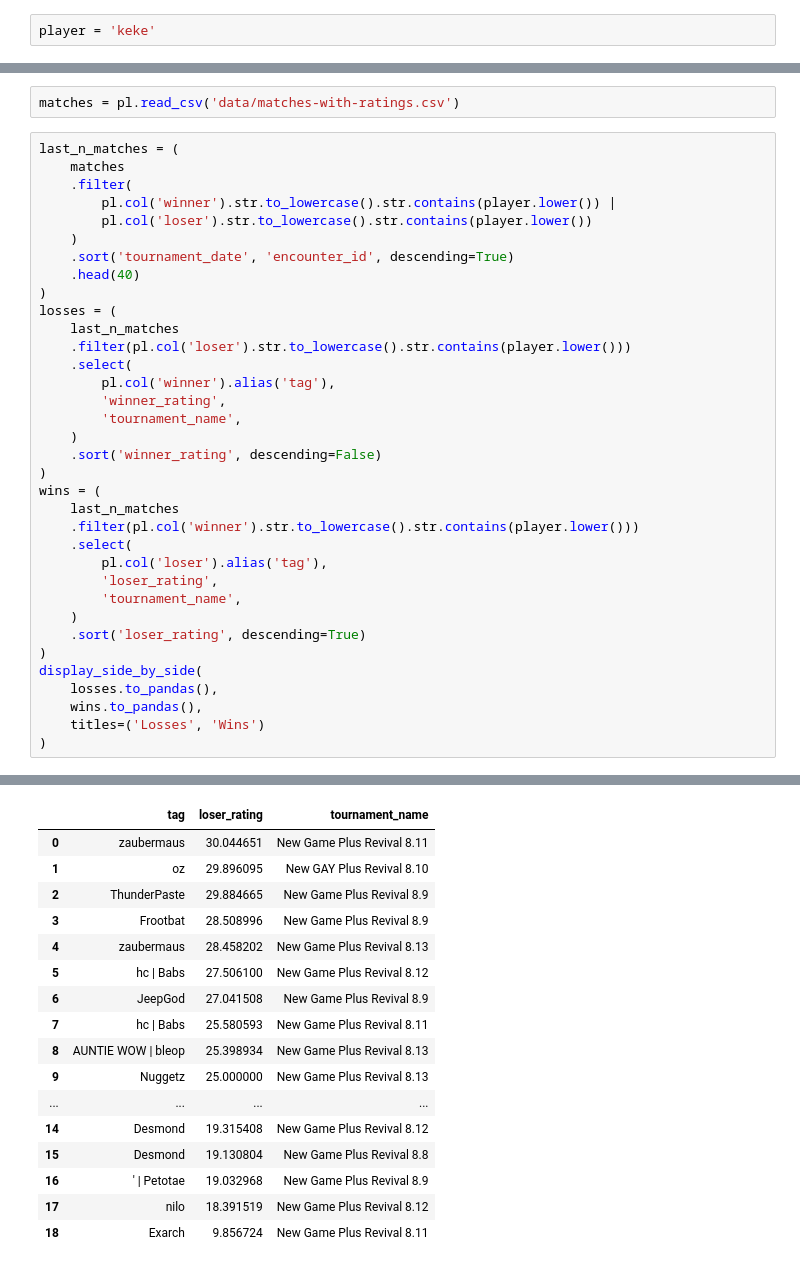
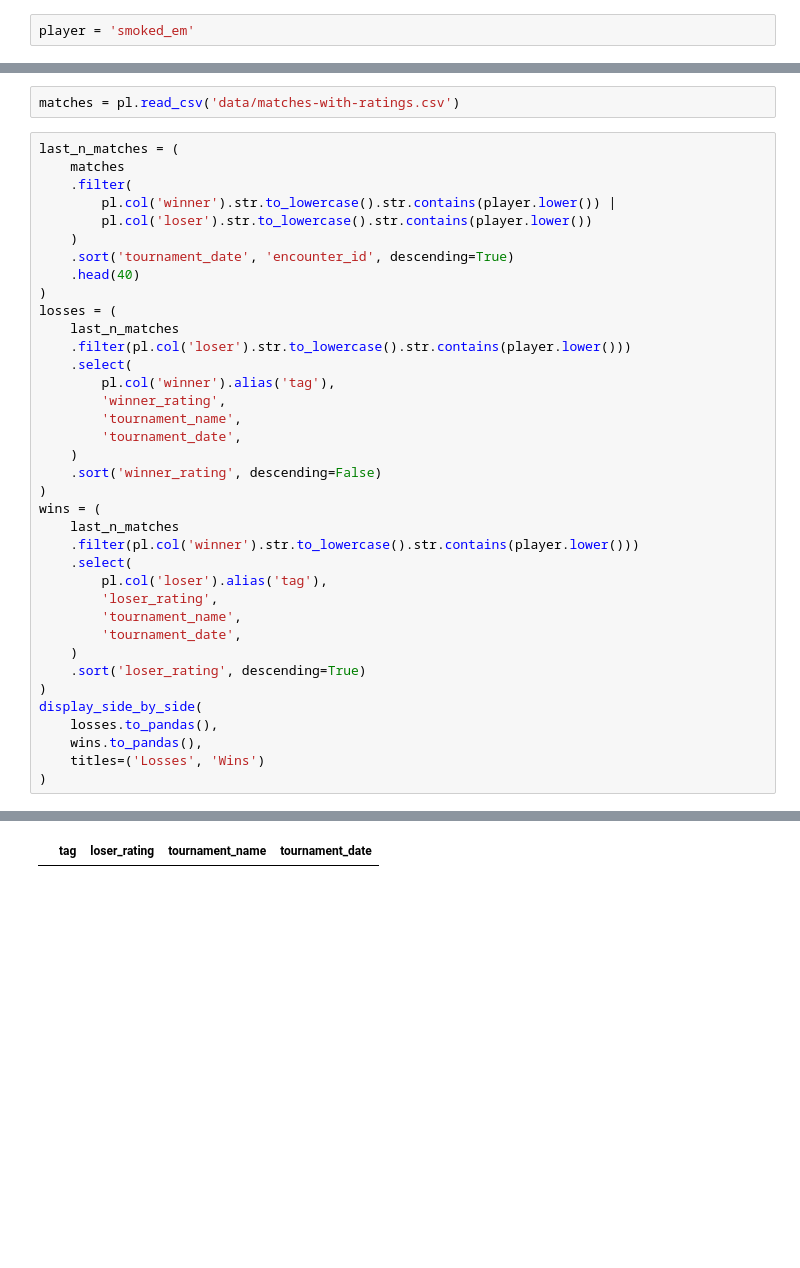
Before and after one commit to agiera/braacket-scraper, a Jupyter notebook: auto-seeding.ipynb, the cells around one changed output, grey strips where cells are left out. Cells and saved outputs as stored; diff of their text form; blank space fills up the shorter version.

```diff
--- a/auto-seeding.ipynb
+++ b/auto-seeding.ipynb
@@ -300,7 +348,7 @@ Error: {'message': 'Cannot modify seeds in started pools', 'extensions': {'categ
 # %% [markdown]
 # view previous tournaments by player
 # %%
-player = 'keke'
+player = 'smoked_em'
 # %%
 from IPython.display import display, HTML
 
@@ -335,6 +383,7 @@ losses = (
         pl.col('winner').alias('tag'),
         'winner_rating',
         'tournament_name',
+        'tournament_date',
     )
     .sort('winner_rating', descending=False)
 )
@@ -345,6 +394,7 @@ wins = (
         pl.col('loser').alias('tag'),
         'loser_rating',
         'tournament_name',
+        'tournament_date',
     )
     .sort('loser_rating', descending=True)
 )
@@ -371,18 +409,2 @@ Losses
 Wins
-|  | tag | loser_rating | tournament_name |
-| 0 | zaubermaus | 30.044651 | New Game Plus Revival 8.11 |
-| 1 | oz | 29.896095 | New GAY Plus Revival 8.10 |
-| 2 | ThunderPaste | 29.884665 | New Game Plus Revival 8.9 |
-| 3 | Frootbat | 28.508996 | New Game Plus Revival 8.9 |
-| 4 | zaubermaus | 28.458202 | New Game Plus Revival 8.13 |
-| 5 | hc | Babs | 27.506100 | New Game Plus Revival 8.12 |
-| 6 | JeepGod | 27.041508 | New Game Plus Revival 8.9 |
-| 7 | hc | Babs | 25.580593 | New Game Plus Revival 8.11 |
-| 8 | AUNTIE WOW | bleop | 25.398934 | New Game Plus Revival 8.13 |
-| 9 | Nuggetz | 25.000000 | New Game Plus Revival 8.13 |
-| ... | ... | ... | ... |
-| 14 | Desmond | 19.315408 | New Game Plus Revival 8.12 |
-| 15 | Desmond | 19.130804 | New Game Plus Revival 8.8 |
-| 16 | ' | Petotae | 19.032968 | New Game Plus Revival 8.9 |
-| 17 | nilo | 18.391519 | New Game Plus Revival 8.12 |
-| 18 | Exarch | 9.856724 | New Game Plus Revival 8.11 |
+|  | tag | loser_rating | tournament_name | tournament_date |
```
Also changed, not shown: parts of 13 cells of this notebook, 4 other files.
